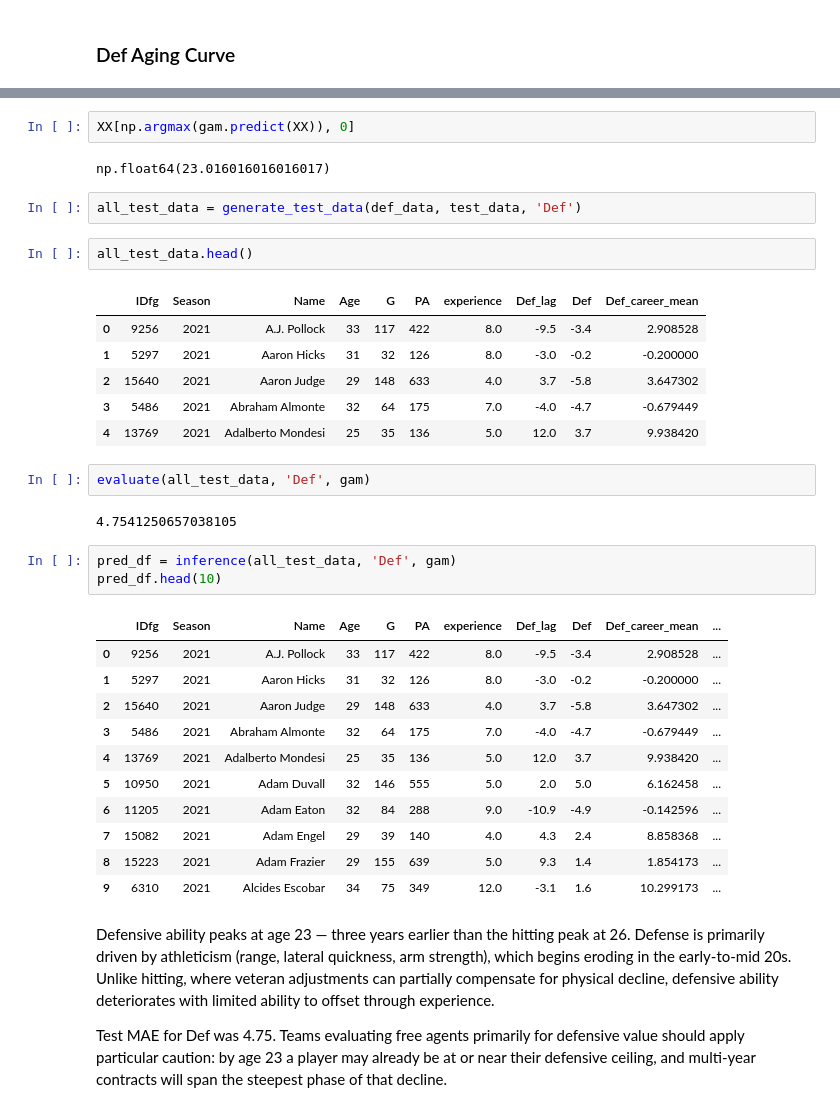
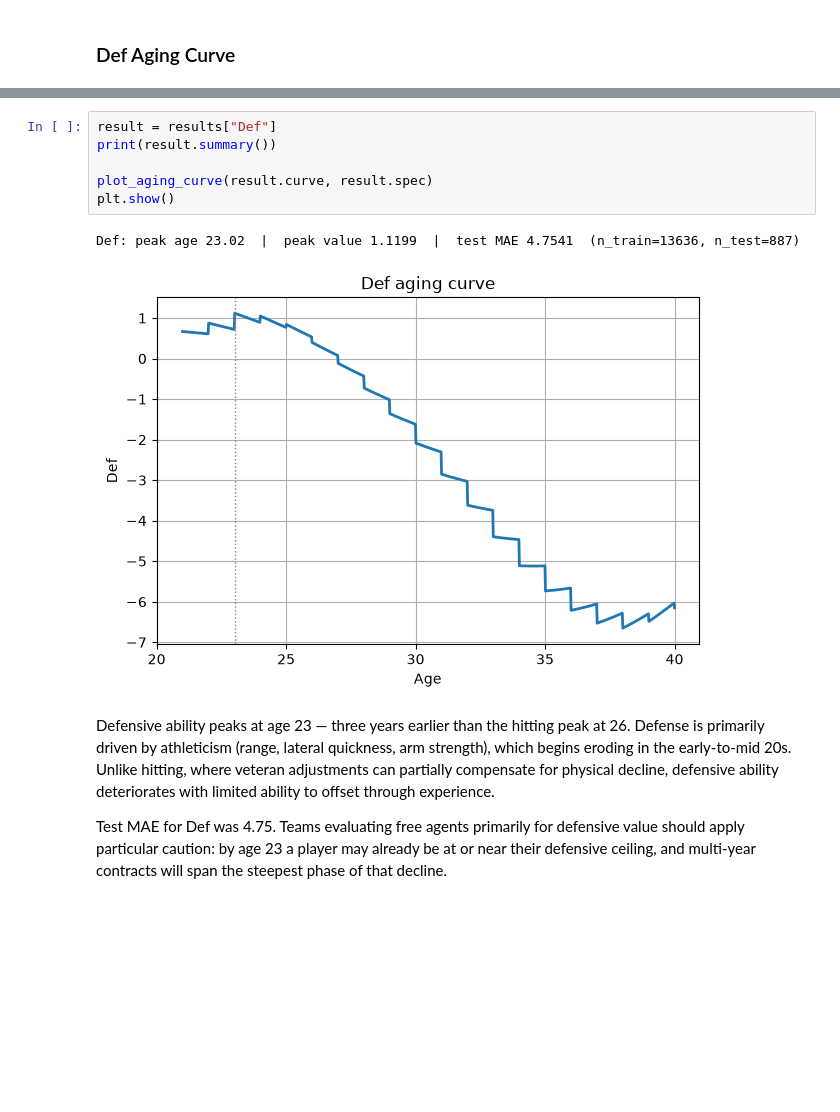
Before and after one commit to Jack1021ohoh/MLB_Position_Player_Aging_Analysis, a Jupyter notebook: GAM.ipynb, the cells around one changed output, grey strips where cells are left out. Drawn from its saved outputs; the diff is of its cells as text; blank space fills up the shorter version.

```diff
--- a/GAM.ipynb
+++ b/GAM.ipynb
@@ -424,37 +64,12 @@ np.float64(1.1198520354753811)
-# %%
-XX[np.argmax(gam.predict(XX)), 0]
-# %% [output]
-np.float64(23.016016016016017)
-# %%
-all_test_data = generate_test_data(def_data, test_data, 'Def')
-# %%
-all_test_data.head()
-# %% [output]
-|  | IDfg | Season | Name | Age | G | PA | experience | Def_lag | Def | Def_career_mean |
-| 0 | 9256 | 2021 | A.J. Pollock | 33 | 117 | 422 | 8.0 | -9.5 | -3.4 | 2.908528 |
-| 1 | 5297 | 2021 | Aaron Hicks | 31 | 32 | 126 | 8.0 | -3.0 | -0.2 | -0.200000 |
-| 2 | 15640 | 2021 | Aaron Judge | 29 | 148 | 633 | 4.0 | 3.7 | -5.8 | 3.647302 |
-| 3 | 5486 | 2021 | Abraham Almonte | 32 | 64 | 175 | 7.0 | -4.0 | -4.7 | -0.679449 |
-| 4 | 13769 | 2021 | Adalberto Mondesi | 25 | 35 | 136 | 5.0 | 12.0 | 3.7 | 9.938420 |
-# %%
-evaluate(all_test_data, 'Def', gam)
-# %% [output]
-4.7541250657038105
-# %%
-pred_df = inference(all_test_data, 'Def', gam)
-pred_df.head(10)
-# %% [output]
-|  | IDfg | Season | Name | Age | G | PA | experience | Def_lag | Def | Def_career_mean | ... |
-| 0 | 9256 | 2021 | A.J. Pollock | 33 | 117 | 422 | 8.0 | -9.5 | -3.4 | 2.908528 | ... |
-| 1 | 5297 | 2021 | Aaron Hicks | 31 | 32 | 126 | 8.0 | -3.0 | -0.2 | -0.200000 | ... |
-| 2 | 15640 | 2021 | Aaron Judge | 29 | 148 | 633 | 4.0 | 3.7 | -5.8 | 3.647302 | ... |
-| 3 | 5486 | 2021 | Abraham Almonte | 32 | 64 | 175 | 7.0 | -4.0 | -4.7 | -0.679449 | ... |
-| 4 | 13769 | 2021 | Adalberto Mondesi | 25 | 35 | 136 | 5.0 | 12.0 | 3.7 | 9.938420 | ... |
-| 5 | 10950 | 2021 | Adam Duvall | 32 | 146 | 555 | 5.0 | 2.0 | 5.0 | 6.162458 | ... |
-| 6 | 11205 | 2021 | Adam Eaton | 32 | 84 | 288 | 9.0 | -10.9 | -4.9 | -0.142596 | ... |
-| 7 | 15082 | 2021 | Adam Engel | 29 | 39 | 140 | 4.0 | 4.3 | 2.4 | 8.858368 | ... |
-| 8 | 15223 | 2021 | Adam Frazier | 29 | 155 | 639 | 5.0 | 9.3 | 1.4 | 1.854173 | ... |
-| 9 | 6310 | 2021 | Alcides Escobar | 34 | 75 | 349 | 12.0 | -3.1 | 1.6 | 10.299173 | ... |
+# %%
+result = results["Def"]
+print(result.summary())
+
+plot_aging_curve(result.curve, result.spec)
+plt.show()
+# %% [output]
+Def: peak age 23.02  |  peak value 1.1199  |  test MAE 4.7541  (n_train=13636, n_test=887)
+[figure, added]
 # %% [markdown]
 Defensive ability peaks at age 23 — three years earlier than the hitting peak at 26. Defense is primarily driven by athleticism (range, lateral quickness, arm strength), which begins eroding in the early-to-mid 20s. Unlike hitting, where veteran adjustments can partially compensate for physical decline, defensive ability deteriorates with limited ability to offset through experience.
 
```
Also changed, not shown: parts of 79 cells of this notebook, 7 other files.
